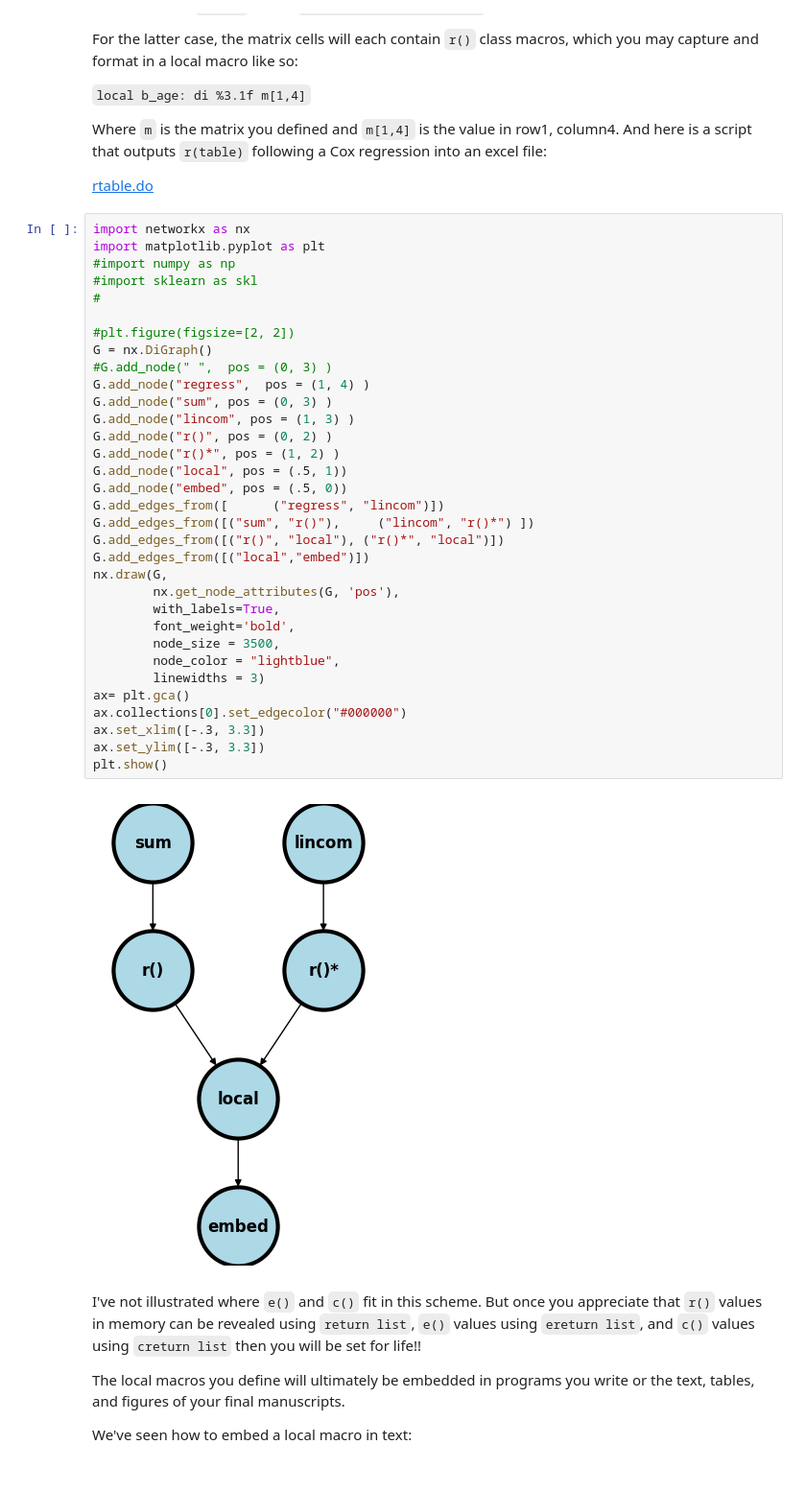
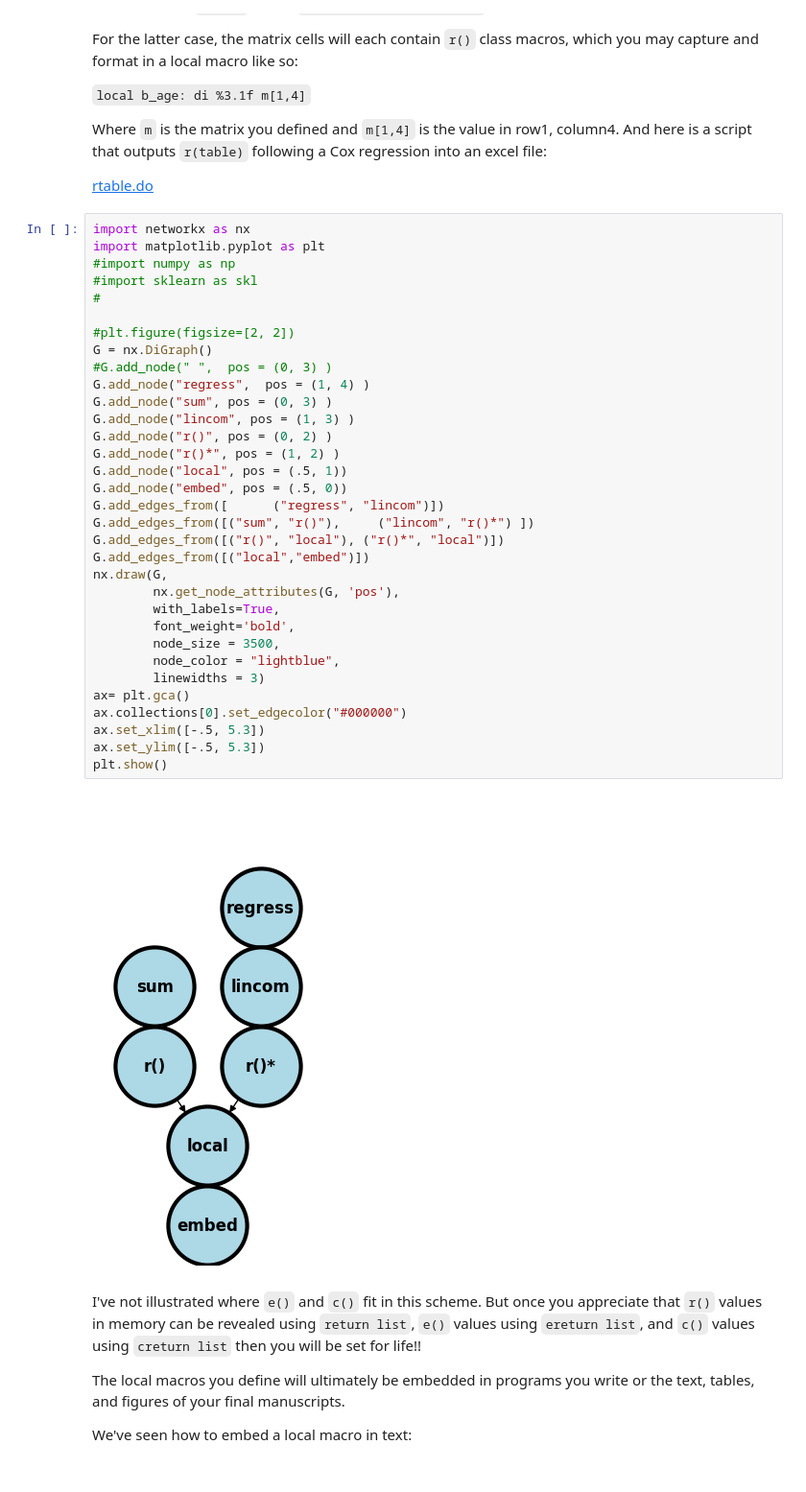
Before and after one commit to jhustata/book, a Jupyter notebook: _build/jupyter_execute/ggg.ipynb, the cells around one changed output. Shown at 96% size. Saved outputs shown, nothing was run; the diff lists cells and outputs as text.

```diff
--- a/_build/jupyter_execute/ggg.ipynb
+++ b/_build/jupyter_execute/ggg.ipynb
@@ -17,36 +17,36 @@ import networkx as nx
 import matplotlib.pyplot as plt
 #import numpy as np
 #import sklearn as skl
 #
 
 #plt.figure(figsize=[2, 2])
 G = nx.DiGraph()
 #G.add_node(" ",  pos = (0, 3) )
 G.add_node("regress",  pos = (1, 4) )
 G.add_node("sum", pos = (0, 3) )
 G.add_node("lincom", pos = (1, 3) )
 G.add_node("r()", pos = (0, 2) )
 G.add_node("r()*", pos = (1, 2) )
 G.add_node("local", pos = (.5, 1))
 G.add_node("embed", pos = (.5, 0))
 G.add_edges_from([      ("regress", "lincom")])
 G.add_edges_from([("sum", "r()"),     ("lincom", "r()*") ])
 G.add_edges_from([("r()", "local"), ("r()*", "local")])
 G.add_edges_from([("local","embed")])
 nx.draw(G,
         nx.get_node_attributes(G, 'pos'),
         with_labels=True,
         font_weight='bold',
         node_size = 3500,
         node_color = "lightblue",
         linewidths = 3)
 ax= plt.gca()
 ax.collections[0].set_edgecolor("#000000")
-ax.set_xlim([-.3, 3.3])
-ax.set_ylim([-.3, 3.3])
+ax.set_xlim([-.5, 5.3])
+ax.set_ylim([-.5, 5.3])
 plt.show()
 # %% [output]
-[figure, old version]
+[figure, new version]
 # %% [markdown]
 I've not illustrated where `e()` and `c()` fit in this scheme. But once you appreciate that `r()` values in memory can be revealed using `return list`, `e()` values using `ereturn list`, and `c()` values using `creturn list` then you will be set for life!!
 
```
Also changed, not shown: 6 other files.
